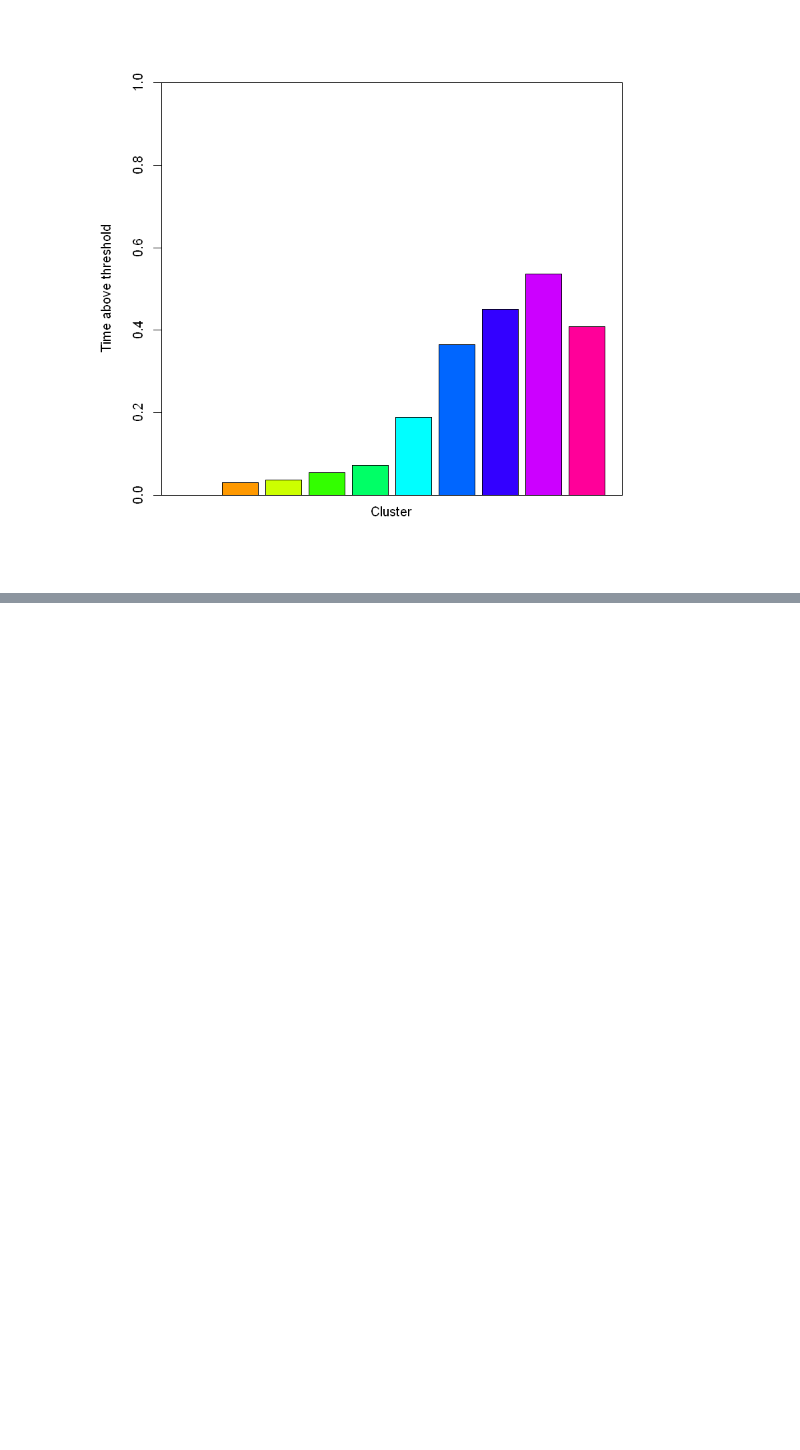
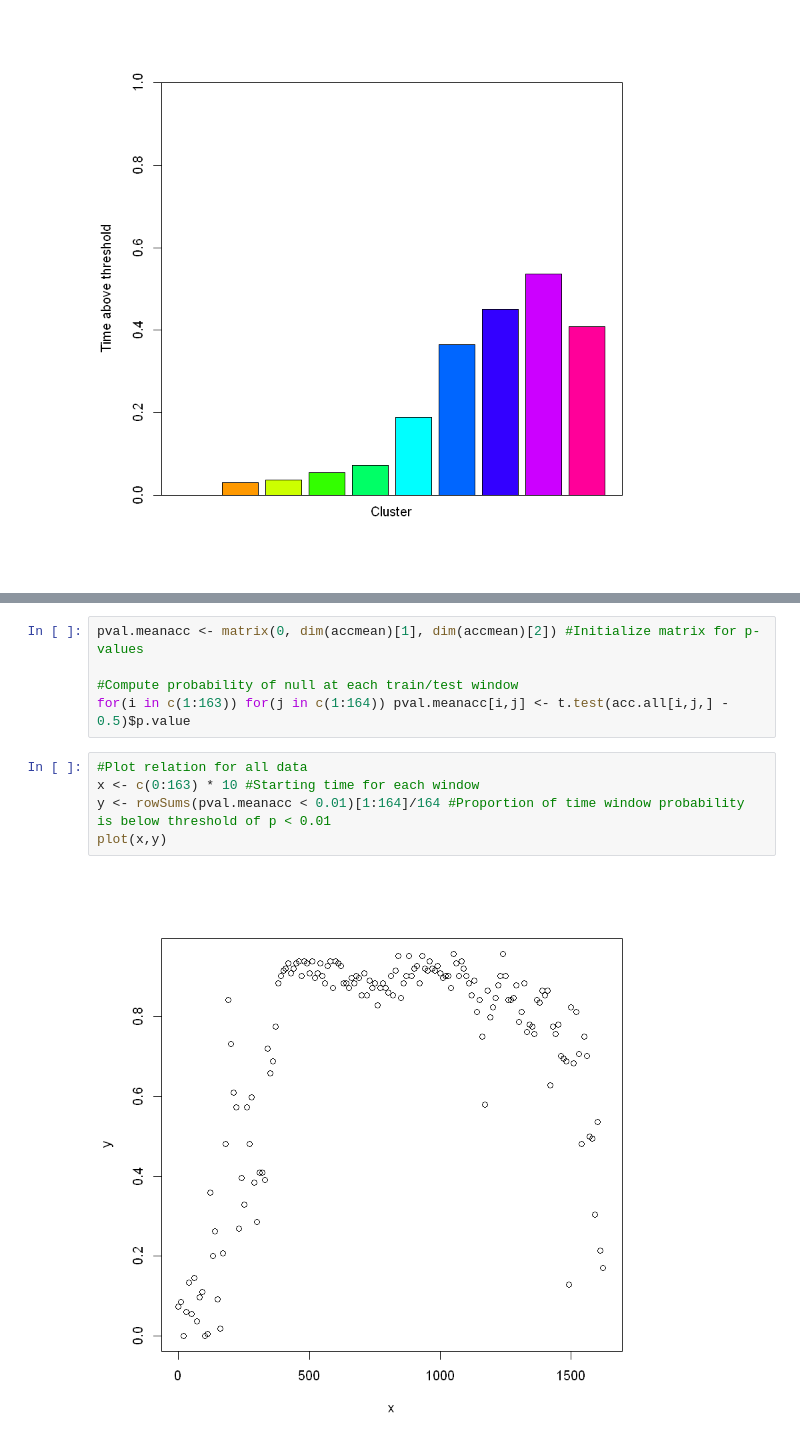
Before and after one commit to ttrogers/DecodingDynamic, a Jupyter notebook: ECoG/ECoG decoding analysis.ipynb, the cells around one changed output, grey strips where cells are left out. Drawn from its saved outputs; the diff is of its cells as text; blank space fills up the shorter version.

```diff
--- a/ECoG/ECoG decoding analysis.ipynb
+++ b/ECoG/ECoG decoding analysis.ipynb
@@ -78,0 +123,12 @@ plot.cbars(accmean)
+# %%
+pval.meanacc <- matrix(0, dim(accmean)[1], dim(accmean)[2]) #Initialize matrix for p-values
+
+#Compute probability of null at each train/test window
+for(i in c(1:163)) for(j in c(1:164)) pval.meanacc[i,j] <- t.test(acc.all[i,j,] - 0.5)$p.value
+# %%
+#Plot relation for all data
+x <- c(0:163) * 10 #Starting time for each window
+y <- rowSums(pval.meanacc < 0.01)[1:164]/164 #Proportion of time window probability is below threshold of p < 0.01
+plot(x,y)
+# %% [output]
+[figure, added]
```
Also changed, not shown: parts of 29 cells of this notebook, 4 other files.
